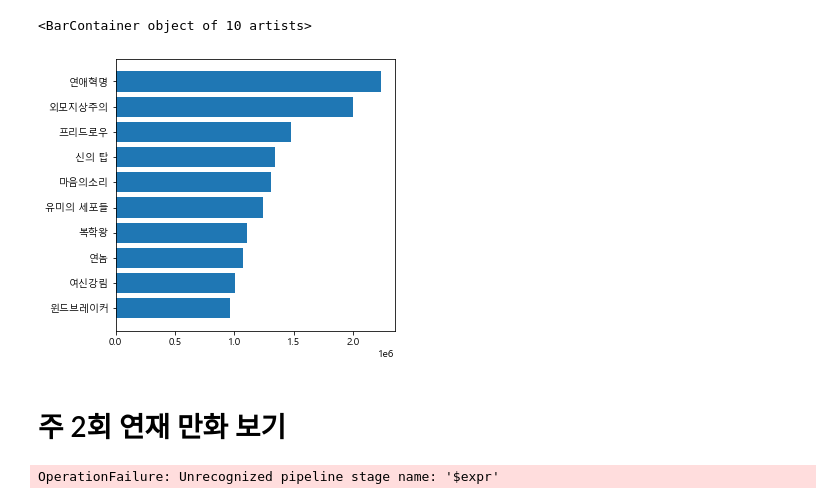
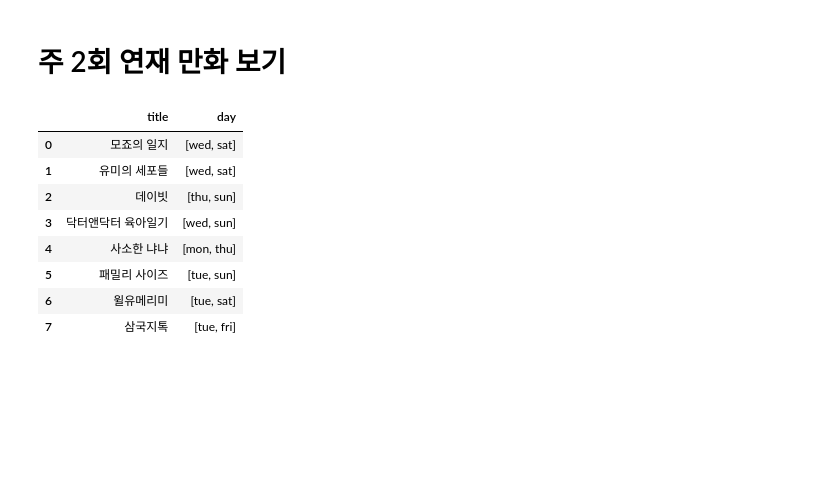
Before and after one commit to 9JIMIN/comic, a Jupyter notebook: test.ipynb, the cells around one changed output. Cells and saved outputs as stored; diff of their text form; code cells hidden in the pictures; blank space fills up the shorter version.

```diff
--- a/test.ipynb
+++ b/test.ipynb
@@ -118,12 +83,2 @@ rc('font', family=font_name)
-# %%
-
-fig, ax = plt.subplots(figsize=(5,5))
-
-plt.ticklabel_format(style='sci', axis='y', scilimits=(3,4))
-
-ax.barh(list(df.title), list(df.likeIt))
-# %% [output]
-<BarContainer object of 10 artists>
-[figure, removed]
 # %% [markdown]
 # 주 2회 연재 만화 보기
@@ -144,4 +85,39 @@ pipeline=    [
-# %%
-plist=list(webtoons.aggregate(pipeline))
-# %% [output]
-OperationFailure: Unrecognized pipeline stage name: '$expr'
+# %%
+pipeline=[
+    {
+        '$match': {
+            '$expr': {
+                '$gt': [
+                    {
+                        '$size': '$dayrank'
+                    }, 1
+                ]
+            }
+        }
+    }, {
+        '$set': {
+            'day': '$dayrank.day'
+        }
+    }, {
+        '$project': {
+            'title': 1,
+            'day': 1,
+            '_id': 0
+        }
+    }
+]
+
+plist=list(webtoons.aggregate(pipeline))
+
+df=pd.DataFrame(plist)
+df
+# %% [output]
+|  | title | day |
+| 0 | 모죠의 일지 | [wed, sat] |
+| 1 | 유미의 세포들 | [wed, sat] |
+| 2 | 데이빗 | [thu, sun] |
+| 3 | 닥터앤닥터 육아일기 | [wed, sun] |
+| 4 | 사소한 냐냐 | [mon, thu] |
+| 5 | 패밀리 사이즈 | [tue, sun] |
+| 6 | 윌유메리미 | [tue, sat] |
+| 7 | 삼국지톡 | [tue, fri] |
```
Also changed, not shown: parts of 22 cells of this notebook, 3 other files.
